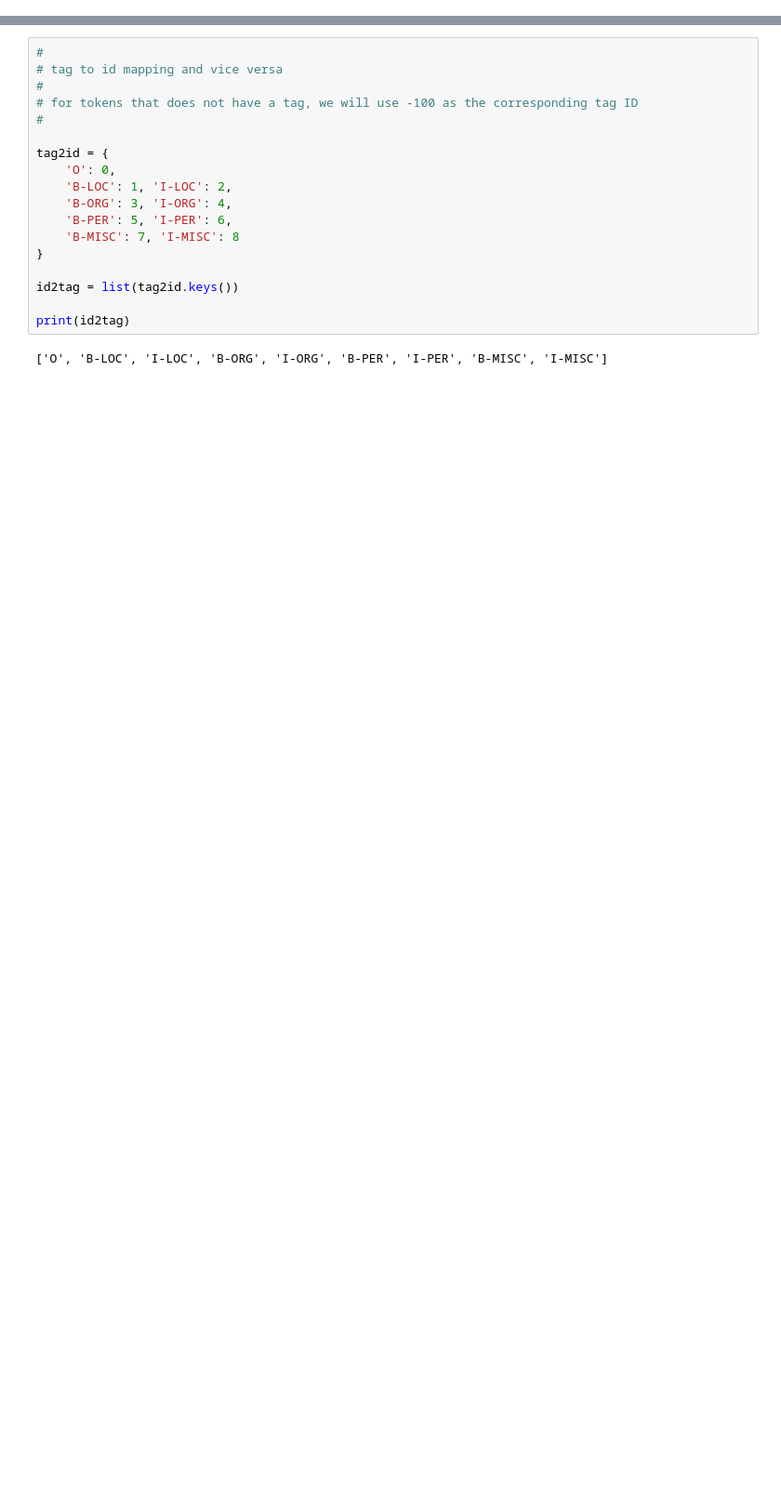
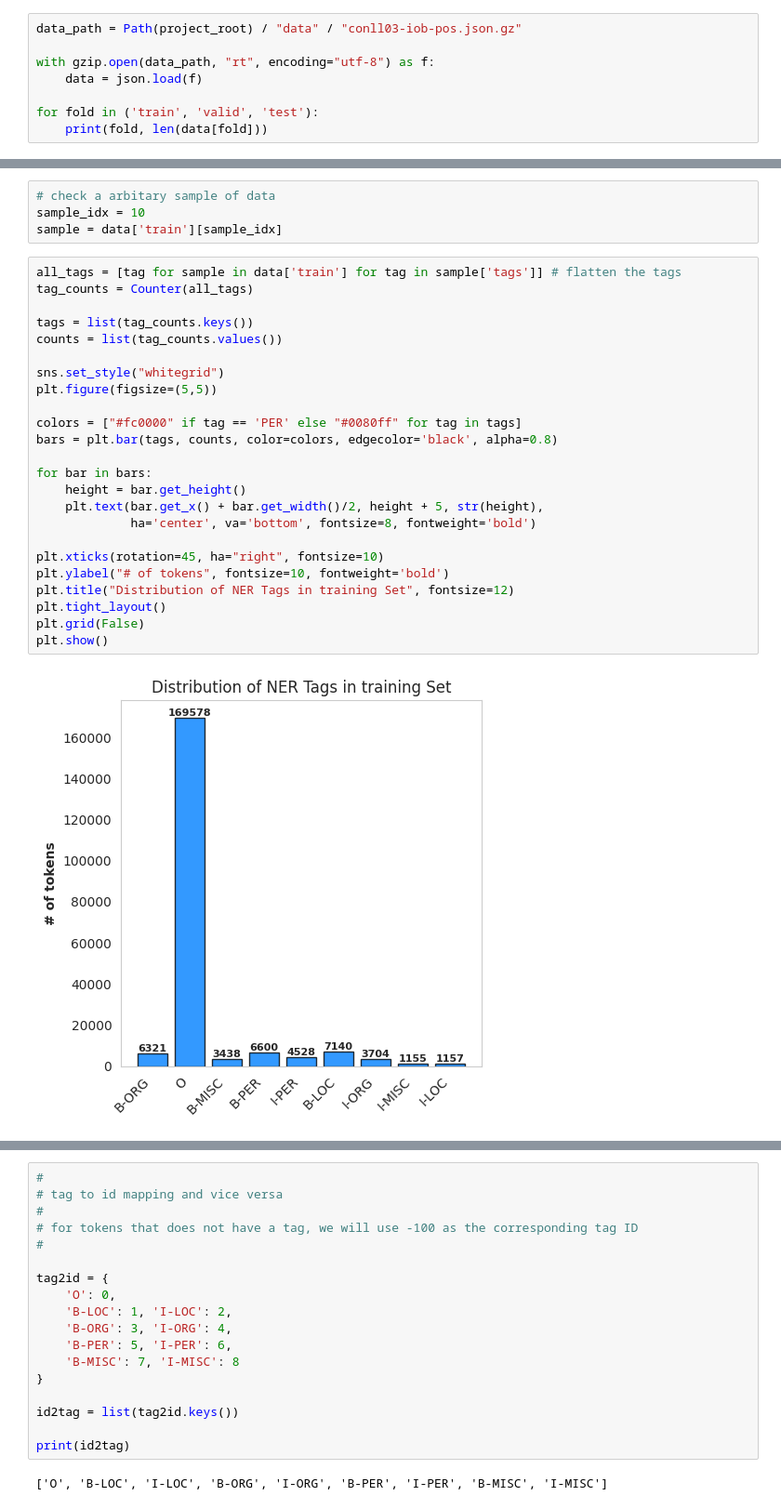
Before and after one commit to Dilru1/ner-project, a Jupyter notebook: ner-project.ipynb, the cells around one changed output, grey strips where cells are left out. Shown at 93% size. Drawn from its saved outputs; the diff is of its cells as text; blank space fills up the shorter version.

Commit message:
Clean notebooks and update NER project

```diff
--- a/ner-project.ipynb
+++ b/ner-project.ipynb
@@ -61,0 +68,8 @@ from torch.utils.data import Dataset, DataLoader
+# %%
+data_path = Path(project_root) / "data" / "conll03-iob-pos.json.gz"
+
+with gzip.open(data_path, "rt", encoding="utf-8") as f:
+    data = json.load(f)
+
+for fold in ('train', 'valid', 'test'):
+    print(fold, len(data[fold]))
@@ -61,0 +80,30 @@ from torch.utils.data import Dataset, DataLoader
+# %%
+# check a arbitary sample of data
+sample_idx = 10
+sample = data['train'][sample_idx]
+# %%
+all_tags = [tag for sample in data['train'] for tag in sample['tags']] # flatten the tags
+tag_counts = Counter(all_tags)
+
+tags = list(tag_counts.keys())
+counts = list(tag_counts.values())
+
+sns.set_style("whitegrid")
+plt.figure(figsize=(5,5))
+
+colors = ["#fc0000" if tag == 'PER' else "#0080ff" for tag in tags]
+bars = plt.bar(tags, counts, color=colors, edgecolor='black', alpha=0.8)
+
+for bar in bars:
+    height = bar.get_height()
+    plt.text(bar.get_x() + bar.get_width()/2, height + 5, str(height),
+             ha='center', va='bottom', fontsize=8, fontweight='bold')
+
+plt.xticks(rotation=45, ha="right", fontsize=10)
+plt.ylabel("# of tokens", fontsize=10, fontweight='bold')
+plt.title("Distribution of NER Tags in training Set", fontsize=12)
+plt.tight_layout()
+plt.grid(False)
+plt.show()
+# %% [output]
+[figure, added]
```
Also changed, not shown: parts of 86 cells of this notebook, 9 other files.
